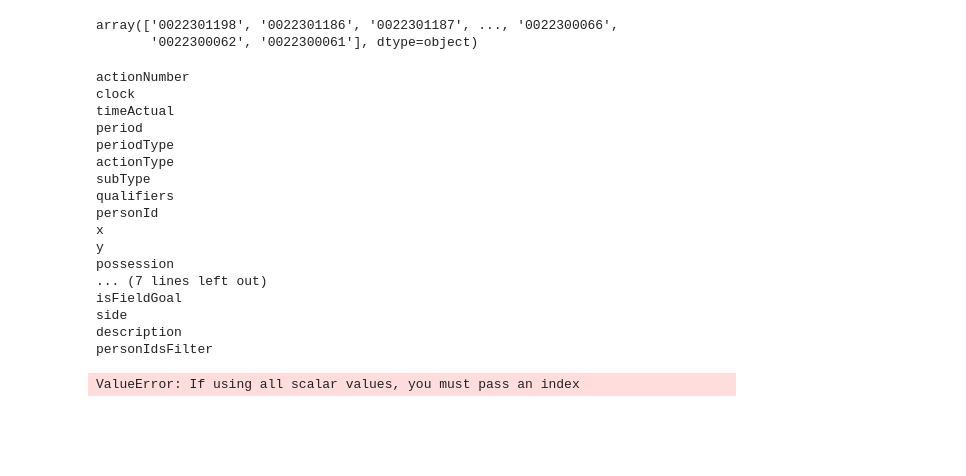
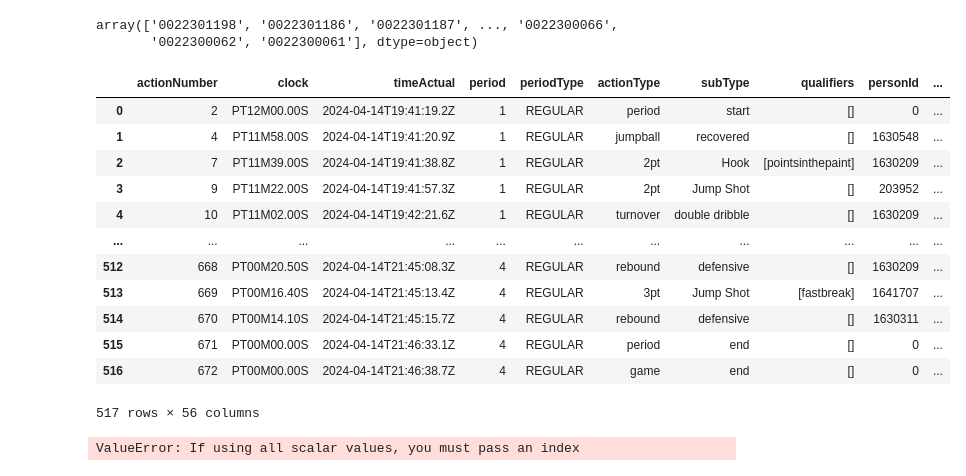
Before and after one commit to DataNerd2021/real-time-nba-stats-app, a Jupyter notebook: API Exploration.ipynb, the cells around one changed output. Drawn from its saved outputs; the diff is of its cells as text; code cells hidden in the pictures; blank space fills up the shorter version.

```diff
--- a/API Exploration.ipynb
+++ b/API Exploration.ipynb
@@ -293,31 +293,30 @@ array(['0022301198', '0022301186', '0022301187', ..., '0022300066',
 # %%
 from nba_api.live.nba.endpoints import playbyplay
 import json
 import time
+import pandas as pd
 plays = playbyplay.PlayByPlay('0022301198').get_json()
 game_plays = json.loads(plays)['game']['actions']
 message = {}
 play_message = {}
-for key in game_plays[0].keys():
-    print(key)
+df = pd.DataFrame.from_dict(game_plays)
+
+df.replace('pointsinthepaint', 'Paint Points', inplace=True)
+df
 # %% [output]
+|  | actionNumber | clock | timeActual | period | periodType | actionType | subType | qualifiers | personId | ... |
+| 0 | 2 | PT12M00.00S | 2024-04-14T19:41:19.2Z | 1 | REGULAR | period | start | [] | 0 | ... |
+| 1 | 4 | PT11M58.00S | 2024-04-14T19:41:20.9Z | 1 | REGULAR | jumpball | recovered | [] | 1630548 | ... |
+| 2 | 7 | PT11M39.00S | 2024-04-14T19:41:38.8Z | 1 | REGULAR | 2pt | Hook | [pointsinthepaint] | 1630209 | ... |
+| 3 | 9 | PT11M22.00S | 2024-04-14T19:41:57.3Z | 1 | REGULAR | 2pt | Jump Shot | [] | 203952 | ... |
+| 4 | 10 | PT11M02.00S | 2024-04-14T19:42:21.6Z | 1 | REGULAR | turnover | double dribble | [] | 1630209 | ... |
+| ... | ... | ... | ... | ... | ... | ... | ... | ... | ... | ... |
+| 512 | 668 | PT00M20.50S | 2024-04-14T21:45:08.3Z | 4 | REGULAR | rebound | defensive | [] | 1630209 | ... |
+| 513 | 669 | PT00M16.40S | 2024-04-14T21:45:13.4Z | 4 | REGULAR | 3pt | Jump Shot | [fastbreak] | 1641707 | ... |
+| 514 | 670 | PT00M14.10S | 2024-04-14T21:45:15.7Z | 4 | REGULAR | rebound | defensive | [] | 1630311 | ... |
+| 515 | 671 | PT00M00.00S | 2024-04-14T21:46:33.1Z | 4 | REGULAR | period | end | [] | 0 | ... |
+| 516 | 672 | PT00M00.00S | 2024-04-14T21:46:38.7Z | 4 | REGULAR | game | end | [] | 0 | ... |
-actionNumber
-clock
-timeActual
-period
-periodType
-actionType
-subType
-qualifiers
-personId
-x
-y
-possession
-... (7 lines left out)
-isFieldGoal
-side
-description
-personIdsFilter
+517 rows × 56 columns
 # %%
 games = pd.read_parquet('Static Files/team_game_logs.parquet').query('SEASON_YEAR == "2023-24"')['GAME_ID'].unique()
 game_plays = {}
```
Also changed, not shown: 1 other file.
